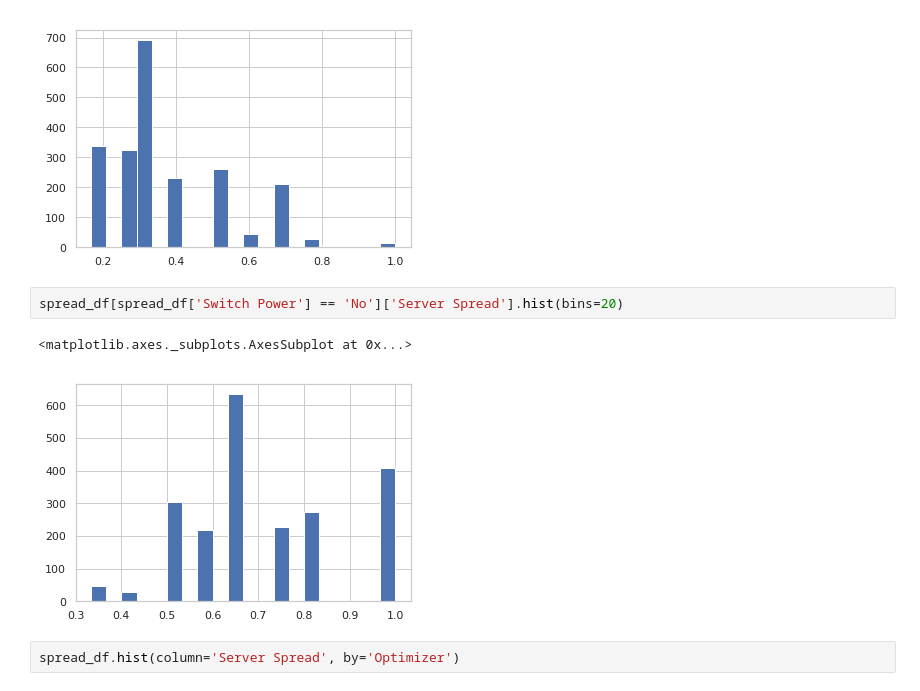
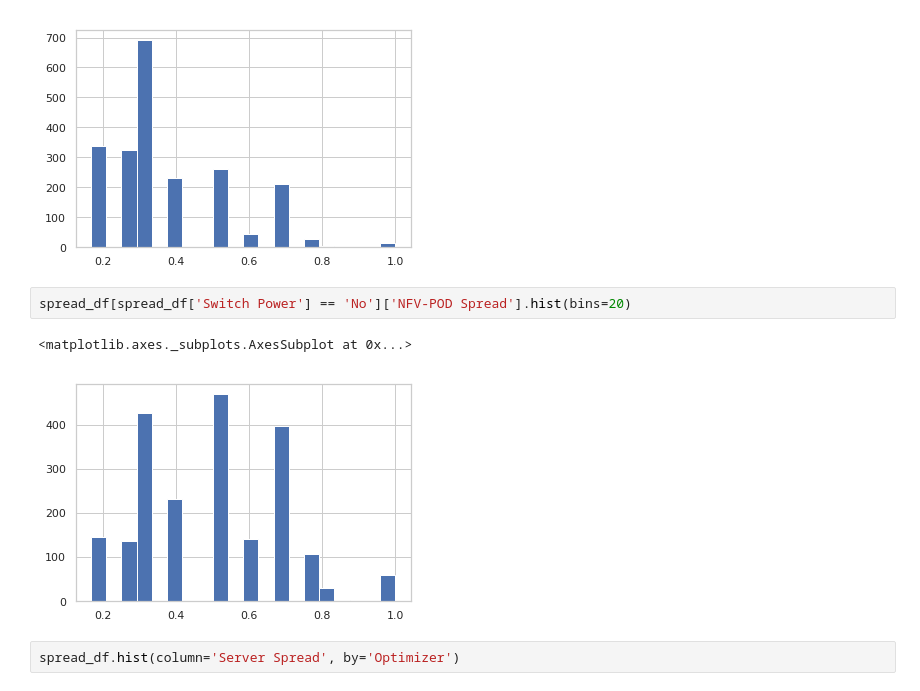
Before and after one commit to mfbari/esso, a Jupyter notebook: plots/plot_server_and_co_spread.ipynb, the cells around one changed output. Drawn from its saved outputs; the diff is of its cells as text.

```diff
--- a/plots/plot_server_and_co_spread.ipynb
+++ b/plots/plot_server_and_co_spread.ipynb
@@ -178,10 +202,10 @@ spread_df[spread_df['Switch Power'] == 'Yes']['NFV-POD Spread'].hist(bins=20)
 <matplotlib.axes._subplots.AxesSubplot at 0x...>
 [figure]
 # %%
-spread_df[spread_df['Switch Power'] == 'No']['Server Spread'].hist(bins=20)
+spread_df[spread_df['Switch Power'] == 'No']['NFV-POD Spread'].hist(bins=20)
 # %% [output]
 <matplotlib.axes._subplots.AxesSubplot at 0x...>
-[figure, old version]
+[figure, new version]
 # %%
 spread_df.hist(column='Server Spread', by='Optimizer')
 # %% [output]
```
Also changed, not shown: parts of 3 cells of this notebook.
